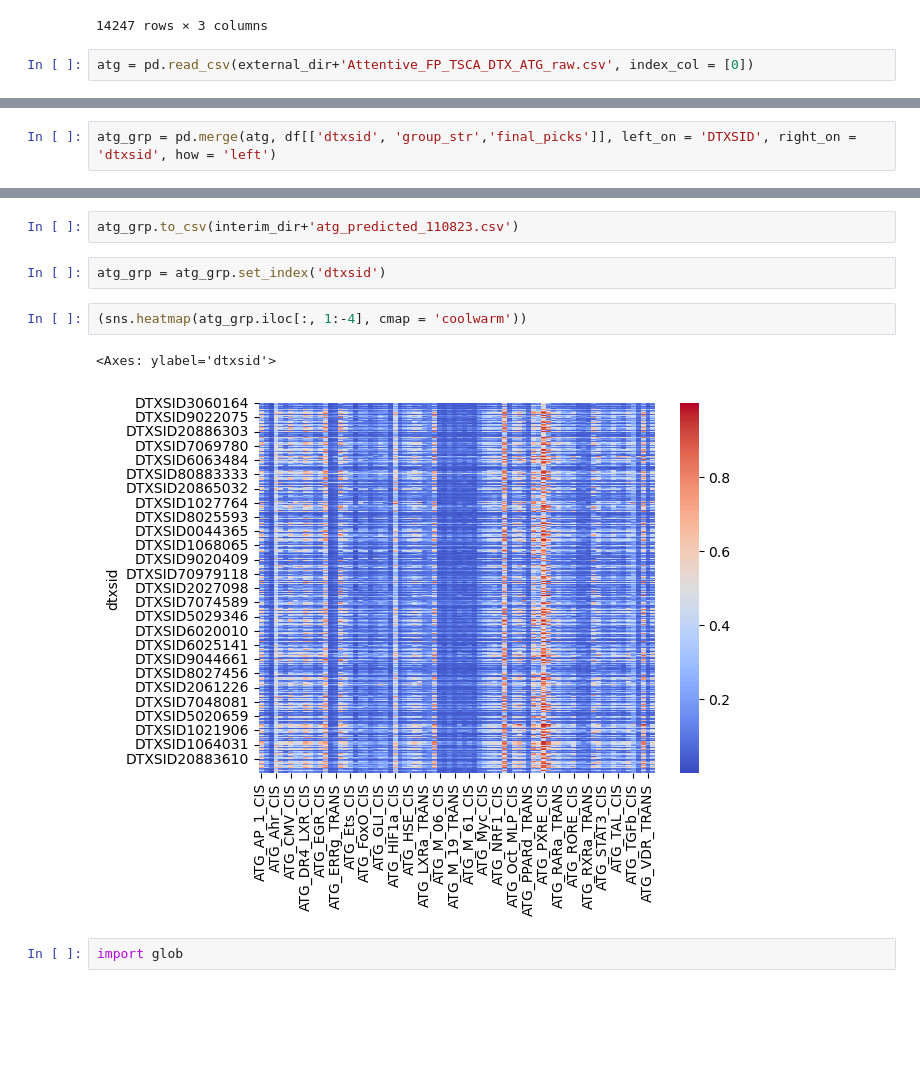
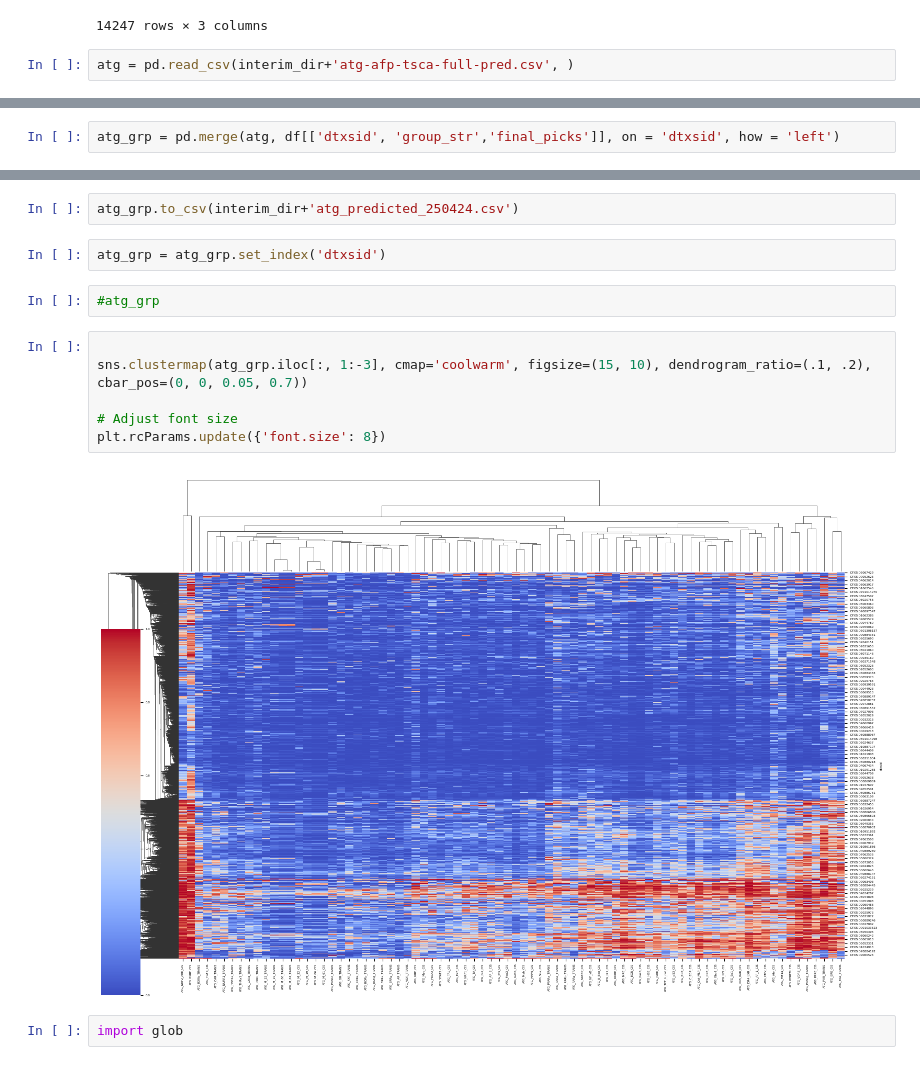
Before and after one commit to patlewig/tsca_categories, a Jupyter notebook: notebooks/17_GCNN.ipynb, the cells around one changed output, grey strips where cells are left out. Cells and saved outputs as stored; diff of their text form; blank space fills up the shorter version.

```diff
--- a/notebooks/17_GCNN.ipynb
+++ b/notebooks/17_GCNN.ipynb
@@ -48,4 +48,4 @@ df[['dtxsid', 'group_str','final_picks']]
 | 14246 | DTXSID7031531 | ('Triphenyl compounds', nan) | NaN |
 14247 rows × 3 columns
 # %%
-atg = pd.read_csv(external_dir+'Attentive_FP_TSCA_DTX_ATG_raw.csv', index_col = [0])
+atg = pd.read_csv(interim_dir+'atg-afp-tsca-full-pred.csv', )
@@ -52,2 +68,2 @@ atg = pd.read_csv(external_dir+'Attentive_FP_TSCA_DTX_ATG_raw.csv', index_col =
 # %%
-atg_grp = pd.merge(atg, df[['dtxsid', 'group_str','final_picks']], left_on = 'DTXSID', right_on = 'dtxsid', how = 'left')
+atg_grp = pd.merge(atg, df[['dtxsid', 'group_str','final_picks']], on = 'dtxsid', how = 'left')
@@ -54,12 +86,17 @@ atg_grp = pd.merge(atg, df[['dtxsid', 'group_str','final_picks']], left_on = 'DT
 # %%
-atg_grp.to_csv(interim_dir+'atg_predicted_110823.csv')
+atg_grp.to_csv(interim_dir+'atg_predicted_250424.csv')
 # %%
 atg_grp = atg_grp.set_index('dtxsid')
+# %%
+#atg_grp
 # %%
-(sns.heatmap(atg_grp.iloc[:, 1:-4], cmap = 'coolwarm'))
+
+sns.clustermap(atg_grp.iloc[:, 1:-3], cmap='coolwarm', figsize=(15, 10), dendrogram_ratio=(.1, .2), cbar_pos=(0, 0, 0.05, 0.7))
+
+# Adjust font size
+plt.rcParams.update({'font.size': 8})
 # %% [output]
-<Axes: ylabel='dtxsid'>
-[figure, old version]
+[figure, new version]
 # %%
 import glob
 # %%
```
Also changed, not shown: parts of 2 cells of this notebook, 1 other file.
